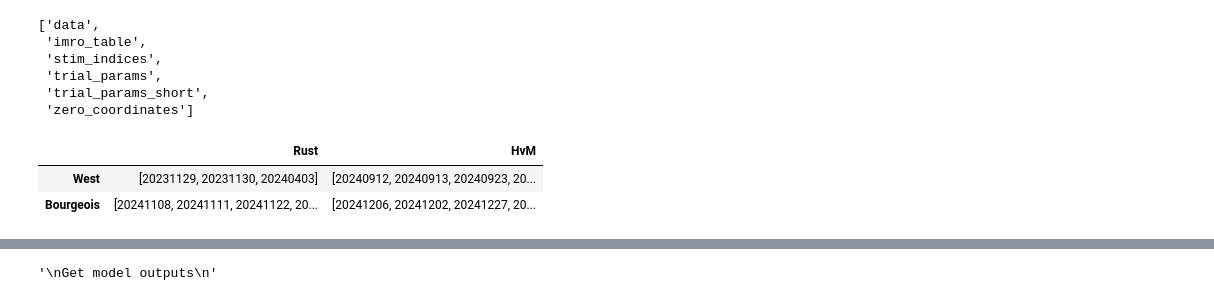
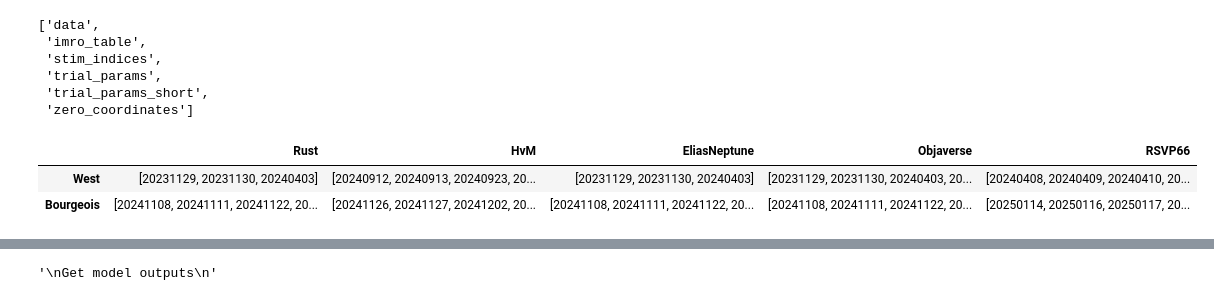
Before and after one commit to parsa2010/marm-data-analysis, a Jupyter notebook: analysis_notebook.ipynb, the cells around one changed output, grey strips where cells are left out. Saved outputs shown, nothing was run; the diff lists cells and outputs as text; code cells hidden in the pictures.

```diff
--- a/analysis_notebook.ipynb
+++ b/analysis_notebook.ipynb
@@ -122,52 +130,78 @@ def sess_2_df(path, scenefiles, time_window):
 
     return df
 # %%
-# Create 2x2 df of monkey/imageset --> dates
+# Create df of monkey/imageset --> dates
 
-pens_df = pd.DataFrame(columns=['Rust', 'HvM'], index=['West', 'Bourgeois'])
+pens_df = pd.DataFrame(columns=['Rust', 'HvM', 'EliasNeptune', 'Objaverse', 'RSVP66'], index=['West', 'Bourgeois'])
 
 # West Rust
 west_rust_dates = ['20231129', '20231130', '20240403']
 pens_df.loc['West','Rust'] = west_rust_dates
 
 # Bourgeois Rust
 
-pens_list = ['axon.rc.zi.columbia.edu/mnt/smb/locker/issa-locker/users/Dan/ephys/Bourgeois/Bourgeois_20241108_R_H00_P09/all_psth.h5',
-'axon.rc.zi.columbia.edu/mnt/smb/locker/issa-locker/users/Dan/ephys/Bourgeois/Bourgeois_20241111_R_H00_P10/all_psth.h5',
-'axon.rc.zi.columbia.edu/mnt/smb/locker/issa-locker/users/Dan/ephys/Bourgeois/Bourgeois_20241122_R_H00_P19/all_psth.h5',
-'axon.rc.zi.columbia.edu/mnt/smb/locker/issa-locker/users/Dan/ephys/Bourgeois/Bourgeois_20241205_R_H00_P26/all_psth.h5',
-'axon.rc.zi.columbia.edu/mnt/smb/locker/issa-locker/users/Dan/ephys/Bourgeois/Bourgeois_20241230_R_H00_P39/all_psth.h5']
+pens_list = [
+    'axon.rc.zi.columbia.edu/mnt/smb/locker/issa-locker/users/Dan/ephys/Bourgeois/Bourgeois_20241108_R_H00_P09/all_psth.h5',
+    'axon.rc.zi.columbia.edu/mnt/smb/locker/issa-locker/users/Dan/ephys/Bourgeois/Bourgeois_20241111_R_H00_P10/all_psth.h5',
+    'axon.rc.zi.columbia.edu/mnt/smb/locker/issa-locker/users/Dan/ephys/Bourgeois/Bourgeois_20241122_R_H00_P19/all_psth.h5',
+    'axon.rc.zi.columbia.edu/mnt/smb/locker/issa-locker/users/Dan/ephys/Bourgeois/Bourgeois_20241205_R_H00_P26/all_psth.h5',
+    'axon.rc.zi.columbia.edu/mnt/smb/locker/issa-locker/users/Dan/ephys/Bourgeois/Bourgeois_20241230_R_H00_P39/all_psth.h5']
 
-bour_rust_dates = [path[87:95] for path in pens_list]
+bour_rust_dates = sorted([path[87:95] for path in pens_list])
 pens_df.loc['Bourgeois', 'Rust'] = bour_rust_dates
 
 # West HvM
 
 pens_list = ['axon.rc.zi.columbia.edu/mnt/smb/locker/issa-locker/users/Dan/ephys/West/West_20240912_R_H01_P73/all_psth.h5',
 'axon.rc.zi.columbia.edu/mnt/smb/locker/issa-locker/users/Dan/ephys/West/West_20240913_R_H01_P74/all_psth.h5',
 'axon.rc.zi.columbia.edu/mnt/smb/locker/issa-locker/users/Dan/ephys/West/West_20240923_R_H01_P76/all_psth.h5',
 'axon.rc.zi.columbia.edu/mnt/smb/locker/issa-locker/users/Dan/ephys/West/West_20241002_R_H01_P80/all_psth.h5',
 'axon.rc.zi.columbia.edu/mnt/smb/locker/issa-locker/users/Dan/ephys/West/West_20241008_R_H02_P38/all_psth.h5']
 
-west_hvm_dates = [path[77:85] for path in pens_list]
+west_hvm_dates = sorted([path[77:85] for path in pens_list])
 pens_df.loc['West', 'HvM'] = west_hvm_dates
 
 # Bourgeois HvM
 
 pens_list = ['/Volumes/issa-locker/users/Dan/ephys/Bourgeois/Bourgeois_20241206_R_H00_P27/20241206.h5',
  '/Volumes/issa-locker/users/Dan/ephys/Bourgeois/Bourgeois_20241202_R_H00_P23/20241202.h5',
  '/Volumes/issa-locker/users/Dan/ephys/Bourgeois/Bourgeois_20241227_R_H00_P38/20241227.h5',
  '/Volumes/issa-locker/users/Dan/ephys/Bourgeois/Bourgeois_20241126_R_H00_P21/20241126.h5',
  '/Volumes/issa-locker/users/Dan/ephys/Bourgeois/Bourgeois_20241127_R_H00_P22/20241127.h5']
 
-bour_hvm_dates = [path[57:65] for path in pens_list]
+bour_hvm_dates = sorted([path[57:65] for path in pens_list])
 pens_df.loc['Bourgeois', 'HvM'] = bour_hvm_dates
 
+# Bourgeois EliasNeptune
+pens_df.loc['Bourgeois', 'EliasNeptune'] = sorted(['20241230', '20241122', '20241108',
+                                                   '20241205', '20241111'])
+
+# West EliasNeptune
+pens_df.loc['West', 'EliasNeptune'] = sorted(['20231129', '20231130', '20240403'])
+
+# Bourgeois Objaverse (same as rust, but theres more if want, just need to ask dan to fix)
+pens_df.loc['Bourgeois', 'Objaverse'] = sorted(['20241108', '20241111', '20241122',
+                                                '20241205', '20241230'])
+
+# West Objaverse (again, many more, this is overlap with rust/hvm)
+pens_df.loc['West', 'Objaverse'] = sorted(['20231129', '20231130', '20240403',
+                                    '20240912', '20240913', '20240923',
+                                    '20241002', '20241008'])
+
+# RSVP66 (note only taking first 5)
+pens_df.loc['West', 'RSVP66'] = sorted(['20240808', '20240410', '20240712', '20240412', '20240416', '20240409',
+                                 '20240815', '20240418', '20240417', '20240607', '20240606', '20240411',
+                                 '20240723', '20240408'])
+
+pens_df.loc['Bourgeois', 'RSVP66'] = sorted(['20250130', '20250117', '20250411', '20250501', '20250131',
+                                      '20250116', '20250414', '20250423', '20250430', '20250421',
+                                      '20250415', '20250114'])
+
 pens_df
 # %% [output]
-|  | Rust | HvM |
-| West | [20231129, 20231130, 20240403] | [20240912, 20240913, 20240923, 20... |
-| Bourgeois | [20241108, 20241111, 20241122, 20... | [20241206, 20241202, 20241227, 20... |
+|  | Rust | HvM | EliasNeptune | Objaverse | RSVP66 |
+| West | [20231129, 20231130, 20240403] | [20240912, 20240913, 20240923, 20... | [20231129, 20231130, 20240403] | [20231129, 20231130, 20240403, 20... | [20240408, 20240409, 20240410, 20... |
+| Bourgeois | [20241108, 20241111, 20241122, 20... | [20241126, 20241127, 20241202, 20... | [20241108, 20241111, 20241122, 20... | [20241108, 20241111, 20241122, 20... | [20250114, 20250116, 20250117, 20... |
 # %%
 # Create scenefile dict, prefix dict
 imageset_to_scenefiles = {
```
Also changed, not shown: parts of 40 cells of this notebook.
